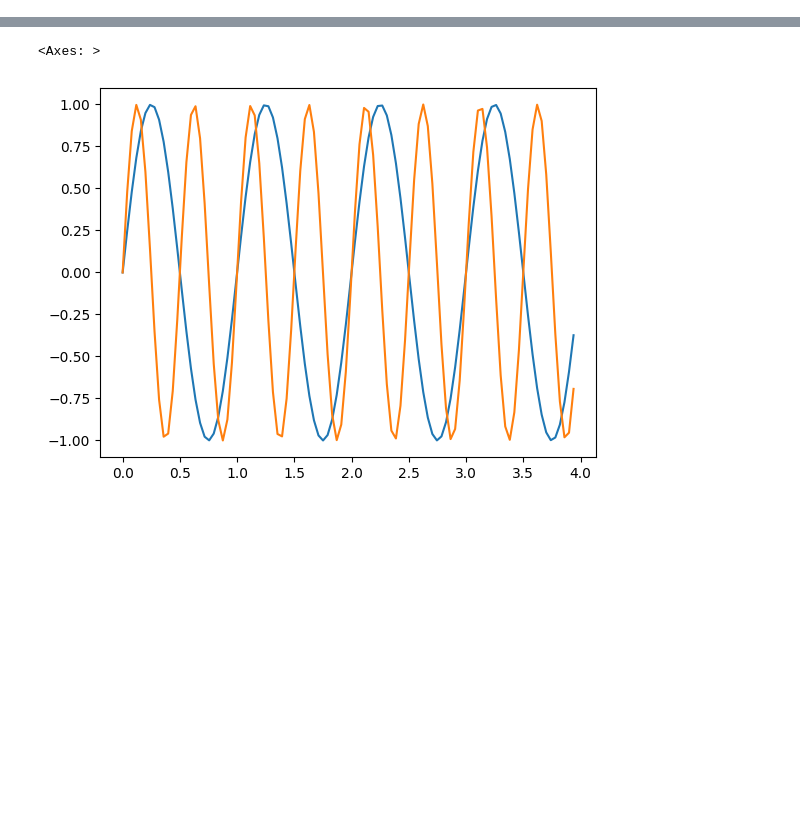
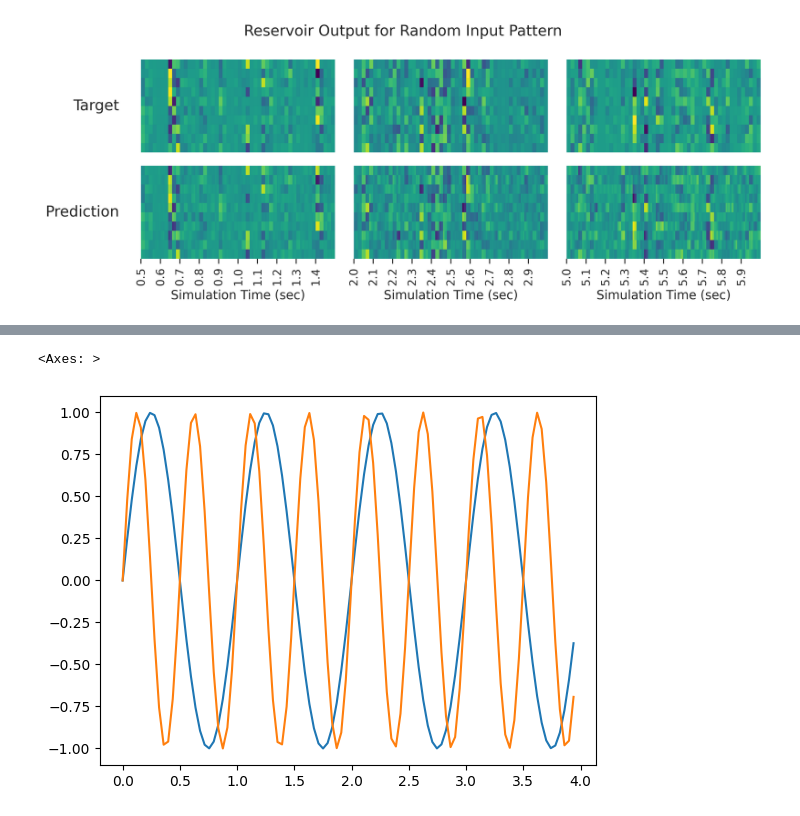
Before and after one commit to darsnack/biological-hsic, a Jupyter notebook: plotting.ipynb, the cells around one changed output, grey strips where cells are left out. Cells and saved outputs as stored; diff of their text form; code cells hidden in the pictures; blank space fills up the shorter version.

```diff
--- a/plotting.ipynb
+++ b/plotting.ipynb
@@ -19,6 +20,45 @@ targets = jnp.concatenate([jnp.reshape(x, (-1, x.shape[-1]))
                            for x in ckpt["metrics_history"]["train"]["target"]], axis=0)
 outputs = jnp.concatenate([jnp.reshape(x, (-1, x.shape[-1]))
                            for x in ckpt["metrics_history"]["train"]["output"]], axis=0)
+# %%
+fig, axs = plt.subplots(nrows=2, ncols=3, dpi=400, figsize=(10, 4),
+                        subplot_kw={"sharex": True, "sharey": True})
+
+t = jnp.arange(targets.shape[0]) * 1e-3
+for i, (tmin, tmax) in enumerate([(500, 1500), (2000, 3000), (5000, 6000)]):
+    sns.heatmap(jnp.transpose(targets[tmin:tmax]),
+                cbar=False, cmap="viridis", ax=axs[0, i])
+    axs[0, i].set_xticklabels([])
+    axs[0, i].set_yticklabels([])
+    axs[0, i].tick_params(left=False, bottom=False)
+    sns.heatmap(jnp.transpose(outputs[tmin:tmax]),
+                cbar=False, cmap="viridis", ax=axs[1, i])
+    axs[1, i].set_yticklabels([])
+    axs[1, i].tick_params(left=False)
+    axs[1, i].set_xticks(jnp.arange(0, tmax - tmin, 100),
+                    map(lambda x: ("%.1f" % x), t[tmin:tmax:100]))
+    axs[1, i].set_xlabel("Simulation Time (sec)")
+axs[0, 0].annotate("Target",
+                    xy=(0, 0.5),
+                    xytext=(-axs[0, 0].yaxis.labelpad - 5, 0),
+                    xycoords=axs[0, 0].yaxis.label,
+                    textcoords='offset points',
+                    size="large",
+                    ha='right',
+                    va='center')
+axs[1, 0].annotate("Prediction",
+                    xy=(0, 0.5),
+                    xytext=(-axs[1, 0].yaxis.labelpad - 5, 0),
+                    xycoords=axs[1, 0].yaxis.label,
+                    textcoords='offset points',
+                    size="large",
+                    ha='right',
+                    va='center')
+fig.suptitle("Reservoir Output for Random Input Pattern")
+fig.tight_layout()
+fig.savefig("reservoir-output.pdf")
+# %% [output]
+[figure, added]
 # %%
 fig, axs = plt.subplots(nrows=11, dpi=400,
                         subplot_kw={"sharex": True, "sharey": True})
```
Also changed, not shown: parts of 2 cells of this notebook, 14 other files.
